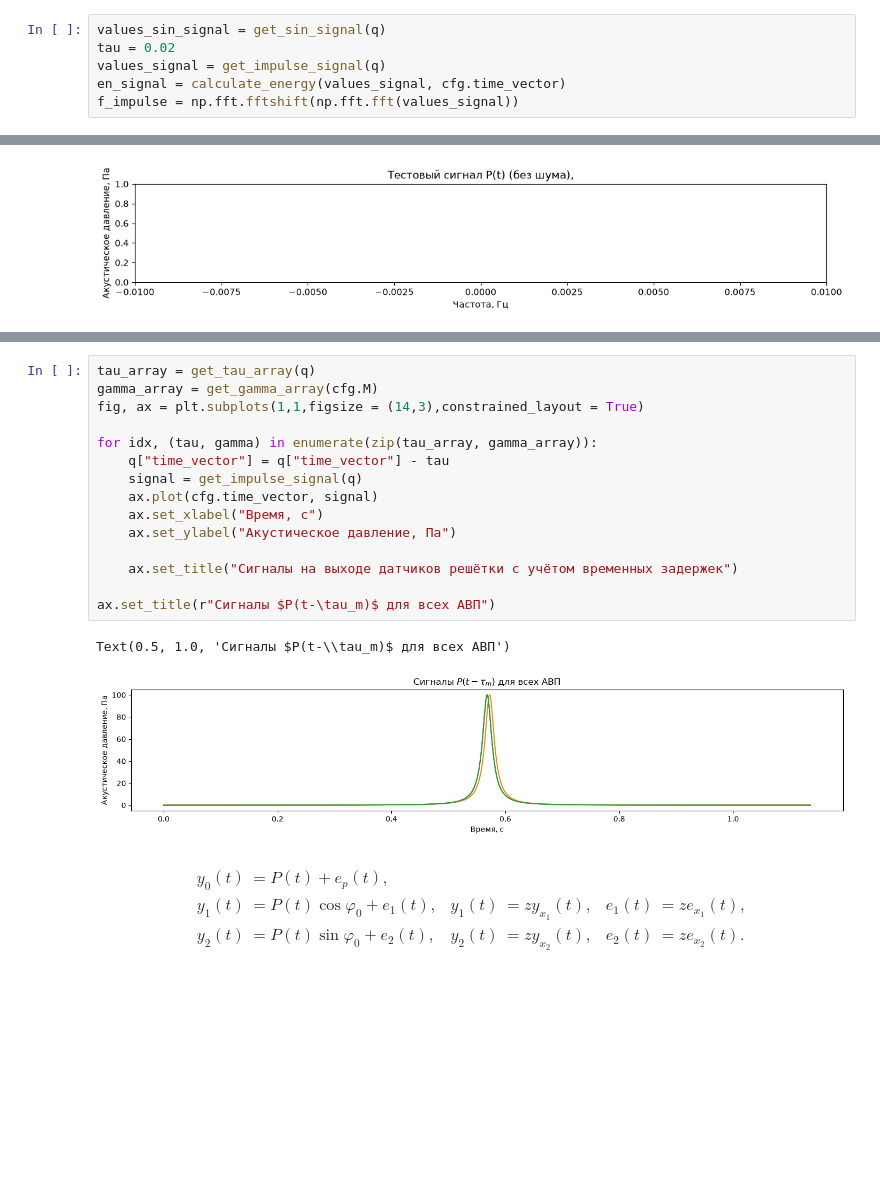
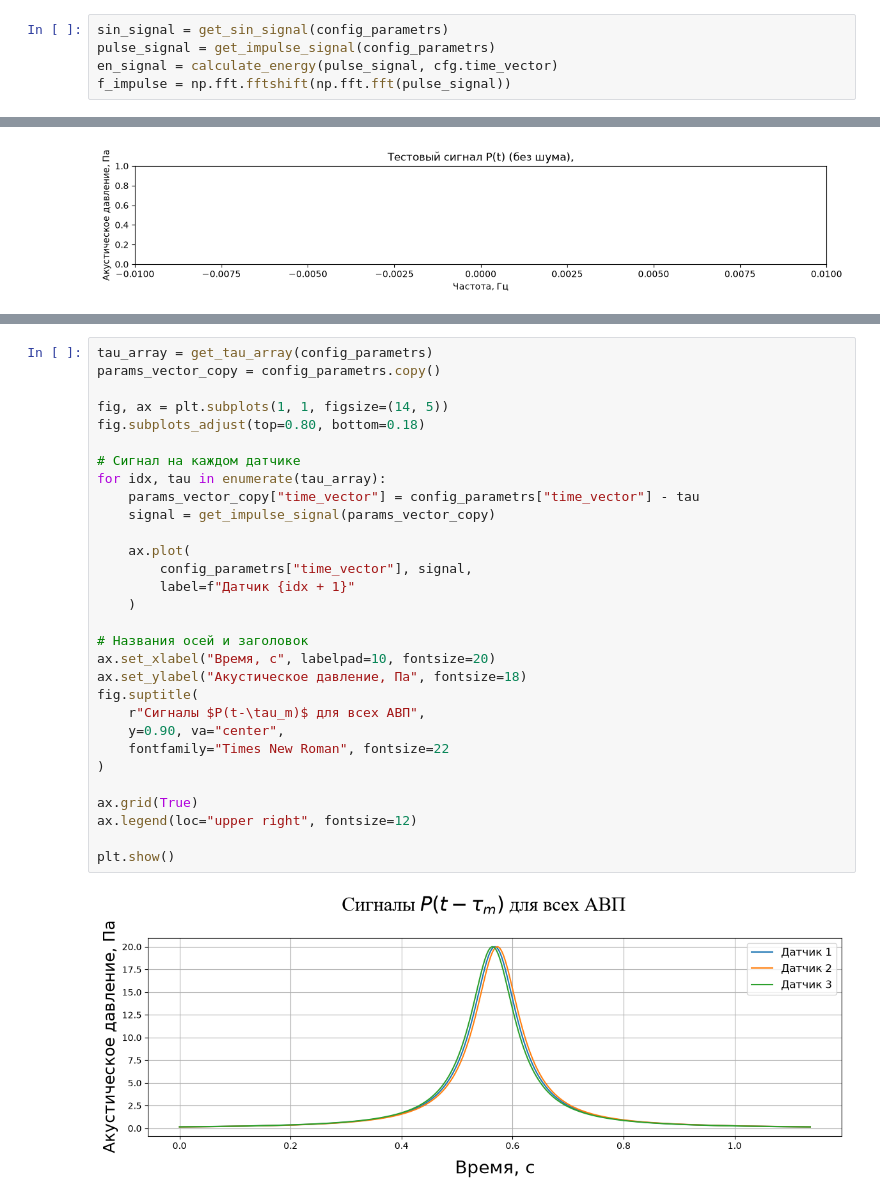
Before and after one commit to veitnemed/piling-main, a Jupyter notebook: notebook.ipynb, the cells around one changed output, grey strips where cells are left out. Cells and saved outputs as stored; diff of their text form; blank space fills up the shorter version.

```diff
--- a/notebook.ipynb
+++ b/notebook.ipynb
@@ -58,7 +32,6 @@ The autoreload extension is already loaded. To reload it, use:
 # %%
-values_sin_signal = get_sin_signal(q)
-tau = 0.02
-values_signal = get_impulse_signal(q)
-en_signal = calculate_energy(values_signal, cfg.time_vector)
-f_impulse = np.fft.fftshift(np.fft.fft(values_signal))
+sin_signal = get_sin_signal(config_parametrs)
+pulse_signal = get_impulse_signal(config_parametrs)
+en_signal = calculate_energy(pulse_signal, cfg.time_vector)
+f_impulse = np.fft.fftshift(np.fft.fft(pulse_signal))
 # %%
@@ -127,28 +176,34 @@ plt.show()
 # %%
-tau_array = get_tau_array(q)
-gamma_array = get_gamma_array(cfg.M)
-fig, ax = plt.subplots(1,1,figsize = (14,3),constrained_layout = True)
+tau_array = get_tau_array(config_parametrs)
+params_vector_copy = config_parametrs.copy()
 
-for idx, (tau, gamma) in enumerate(zip(tau_array, gamma_array)):
-    q["time_vector"] = q["time_vector"] - tau
-    signal = get_impulse_signal(q)
-    ax.plot(cfg.time_vector, signal)
-    ax.set_xlabel("Время, с")
-    ax.set_ylabel("Акустическое давление, Па")
+fig, ax = plt.subplots(1, 1, figsize=(14, 5))
+fig.subplots_adjust(top=0.80, bottom=0.18)
 
-    ax.set_title("Сигналы на выходе датчиков решётки с учётом временных задержек")
+# Сигнал на каждом датчике
+for idx, tau in enumerate(tau_array):
+    params_vector_copy["time_vector"] = config_parametrs["time_vector"] - tau
+    signal = get_impulse_signal(params_vector_copy)
 
-ax.set_title(r"Сигналы $P(t-\tau_m)$ для всех АВП")
+    ax.plot(
+        config_parametrs["time_vector"], signal,
+        label=f"Датчик {idx + 1}"
+    )
+
+# Названия осей и заголовок
+ax.set_xlabel("Время, с", labelpad=10, fontsize=20)
+ax.set_ylabel("Акустическое давление, Па", fontsize=18)
+fig.suptitle(
+    r"Сигналы $P(t-\tau_m)$ для всех АВП",
+    y=0.90, va="center",
+    fontfamily="Times New Roman", fontsize=22
+)
+
+ax.grid(True)
+ax.legend(loc="upper right", fontsize=12)
+
+plt.show()
 # %% [output]
-Text(0.5, 1.0, 'Сигналы $P(t-\\tau_m)$ для всех АВП')
-[figure, old version]
+[figure, new version]
-# %% [markdown]
-$$
-\begin{aligned}
-y_0(t) &= P(t) + e_p(t), \\
-y_1(t) &= P(t)\cos\varphi_0 + e_1(t), & y_1(t) &= z y_{x_1}(t), & e_1(t) &= z e_{x_1}(t), \\
-y_2(t) &= P(t)\sin\varphi_0 + e_2(t), & y_2(t) &= z y_{x_2}(t), & e_2(t) &= z e_{x_2}(t).
-\end{aligned}
-$$
 # %%
 cfg.init_rng()
```
Also changed, not shown: parts of 13 cells of this notebook, 4 other files.
